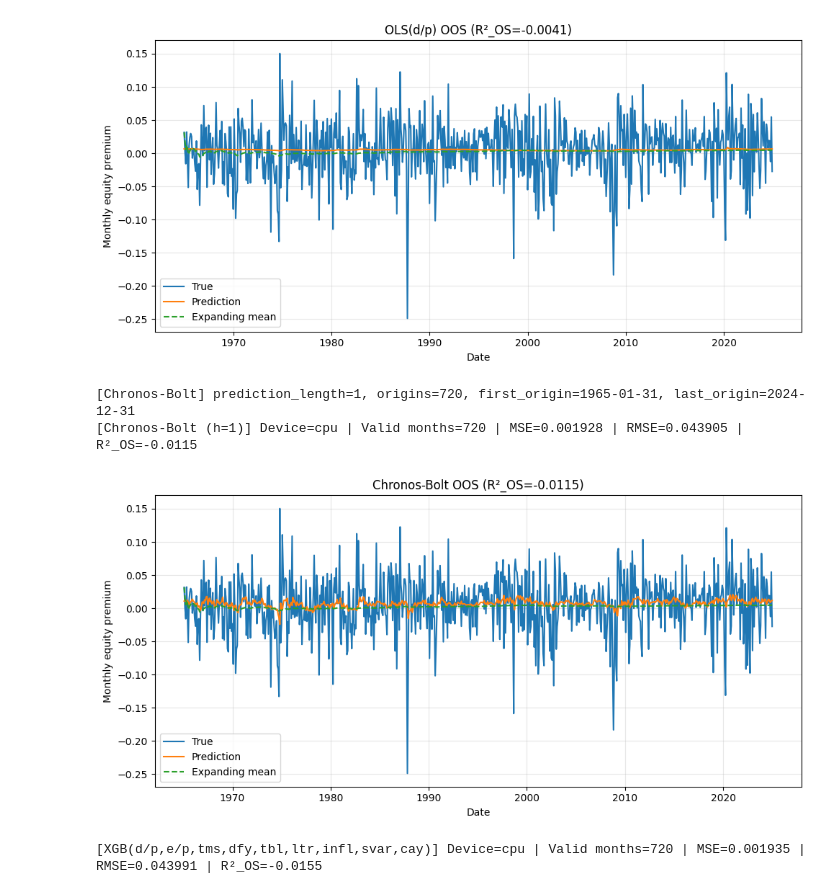
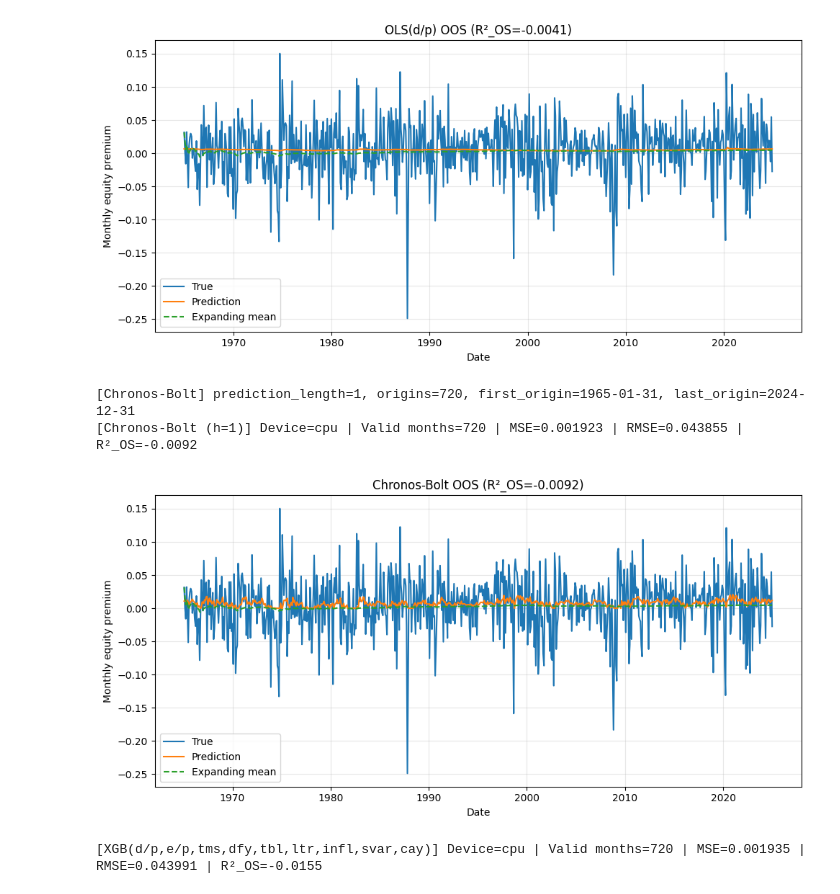
Before and after one commit to KiliTili/Masterarbeit, a Jupyter notebook: Notebooks/Benchmark/modelling.ipynb, the cells around one changed output. Saved outputs shown, nothing was run; the diff lists cells and outputs as text; code cells hidden in the pictures.

```diff
--- a/Notebooks/Benchmark/modelling.ipynb
+++ b/Notebooks/Benchmark/modelling.ipynb
@@ -59,17 +62,17 @@ modl.plot_oos(
 [OLS(ogap)] Device=cpu | Valid months=720 | MSE=0.001914 | RMSE=0.043744 | R²_OS=-0.0041
 [figure]
 # %%
-r2_c, y_true_c, y_pred_c, dates_c = modl.chronos_oos(data, start_oos="1965-01-01", quiet=False, ct_cutoff=False, freq='M')
+r2_c, y_true_c, y_pred_c, dates_c = modl.chronos_oos(data, start_oos="1965-01-01", quiet=False, ct_cutoff=True, freq='M', mode= "mean")
 
 modl.plot_oos(
     y_true_c[1], y_pred_c[1], dates=dates_c[1],
     title=f"Chronos-Bolt OOS (R²_OS={r2_c[1]:.4f})",
-    ylabel="Monthly equity premium"
+    ylabel="Monthly equity premium", mode = "mean"
 )
 # %% [output]
 [Chronos-Bolt] prediction_length=1, origins=720, first_origin=1965-01-31, last_origin=2024-12-31
-[Chronos-Bolt (h=1)] Device=cpu | Valid months=720 | MSE=0.001928 | RMSE=0.043905 | R²_OS=-0.0115
+[Chronos-Bolt (h=1)] Device=cpu | Valid months=720 | MSE=0.001923 | RMSE=0.043855 | R²_OS=-0.0092
-[figure, old version]
+[figure, new version]
 # %%
 vars_gw = ['d/p','d/y','e/p','tms','dfy','dfr','tbl','ltr','infl','svar','b/m','ntis','cay']
 vars_core = ['d/p','e/p','tms','dfy','tbl','ltr','infl','svar','cay']
```
Also changed, not shown: parts of 10 cells of this notebook, 3 other files.
